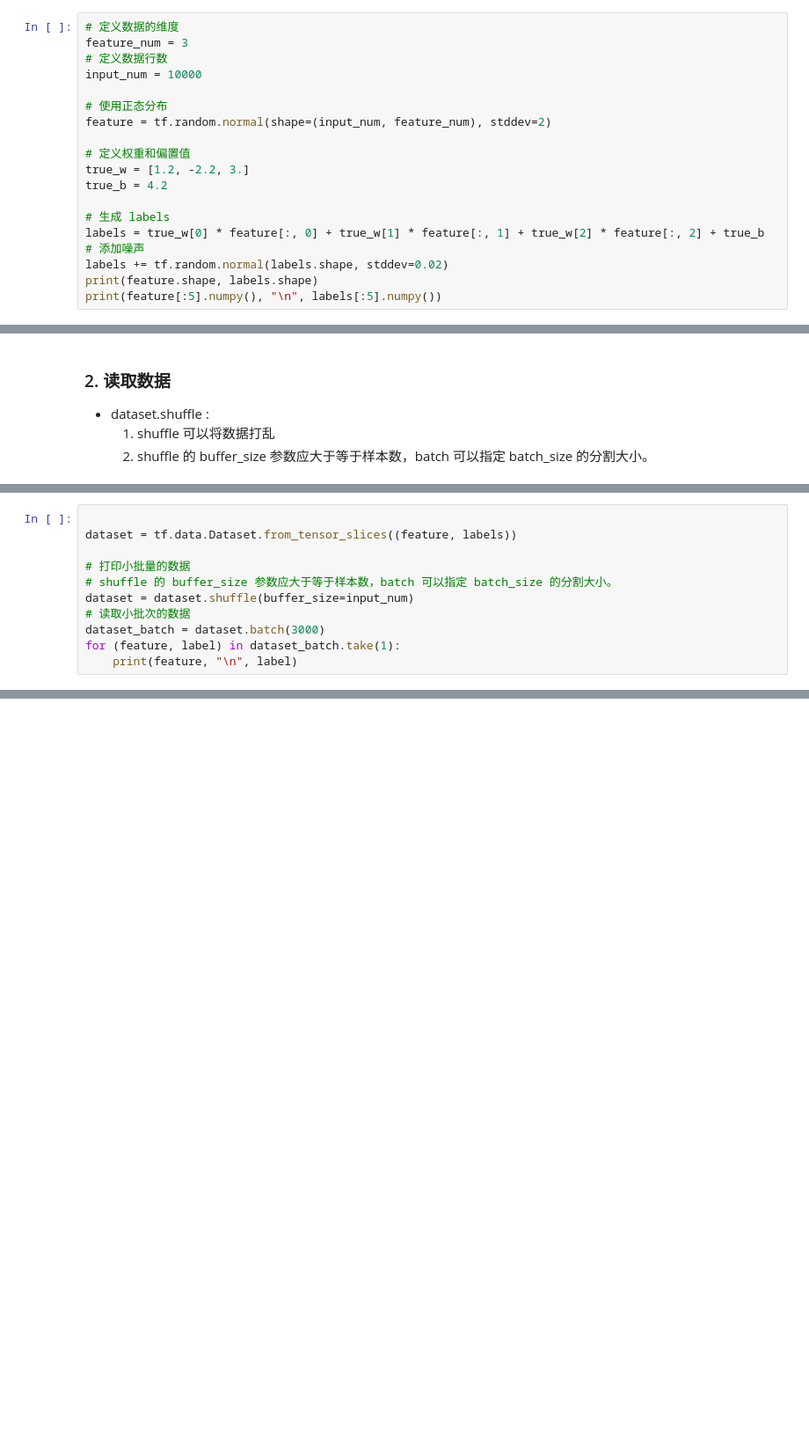
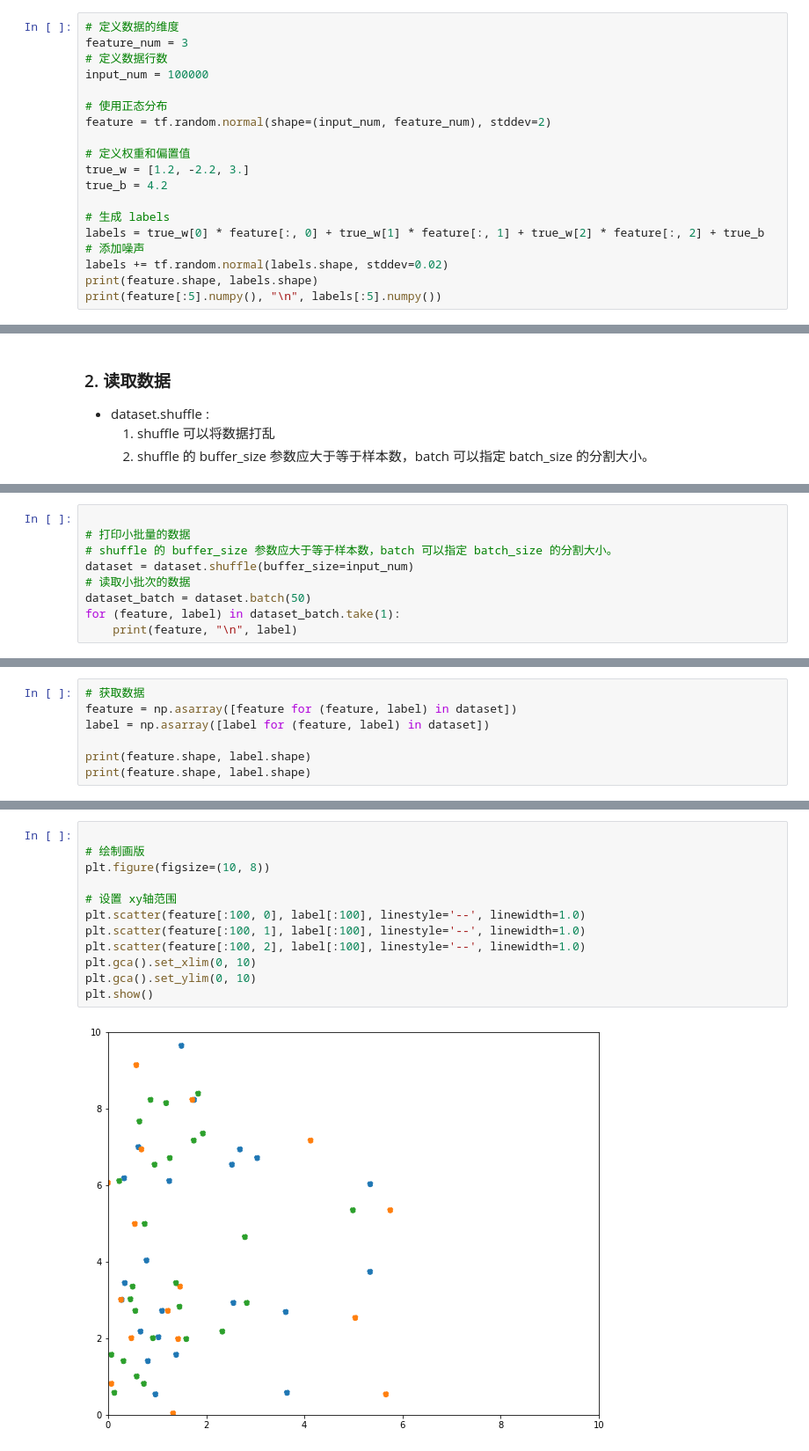
Before and after one commit to knightzz1998/knightzz-dive-into-tf, a Jupyter notebook: deep_base_code/tf_regression_standar.ipynb, the cells around one changed output, grey strips where cells are left out. Shown: that part at 88% size. Cells and saved outputs as stored; diff of their text form; blank space fills up the shorter version.

```diff
--- a/deep_base_code/tf_regression_standar.ipynb
+++ b/deep_base_code/tf_regression_standar.ipynb
@@ -27,7 +27,7 @@ sklearn 1.0
 # 定义数据的维度
 feature_num = 3
 # 定义数据行数
-input_num = 10000
+input_num = 100000
 
 # 使用正态分布
 feature = tf.random.normal(shape=(input_num, feature_num), stddev=2)
@@ -59,12 +62,10 @@ print(feature[:5].numpy(), "\n", labels[:5].numpy())
 # %%
-
-dataset = tf.data.Dataset.from_tensor_slices((feature, labels))
 
 # 打印小批量的数据
 # shuffle 的 buffer_size 参数应大于等于样本数，batch 可以指定 batch_size 的分割大小。
 dataset = dataset.shuffle(buffer_size=input_num)
 # 读取小批次的数据
-dataset_batch = dataset.batch(3000)
+dataset_batch = dataset.batch(50)
 for (feature, label) in dataset_batch.take(1):
     print(feature, "\n", label)
 # %% [output]
@@ -81,0 +88,7 @@ tf.Tensor(
+# %%
+# 获取数据
+feature = np.asarray([feature for (feature, label) in dataset])
+label = np.asarray([label for (feature, label) in dataset])
+
+print(feature.shape, label.shape)
+print(feature.shape, label.shape)
@@ -81,0 +97,14 @@ tf.Tensor(
+# %%
+
+# 绘制画版
+plt.figure(figsize=(10, 8))
+
+# 设置 xy轴范围
+plt.scatter(feature[:100, 0], label[:100], linestyle='--', linewidth=1.0)
+plt.scatter(feature[:100, 1], label[:100], linestyle='--', linewidth=1.0)
+plt.scatter(feature[:100, 2], label[:100], linestyle='--', linewidth=1.0)
+plt.gca().set_xlim(0, 10)
+plt.gca().set_ylim(0, 10)
+plt.show()
+# %% [output]
+[figure, added]
```
Also changed, not shown: parts of 11 cells of this notebook, 1 other file.
